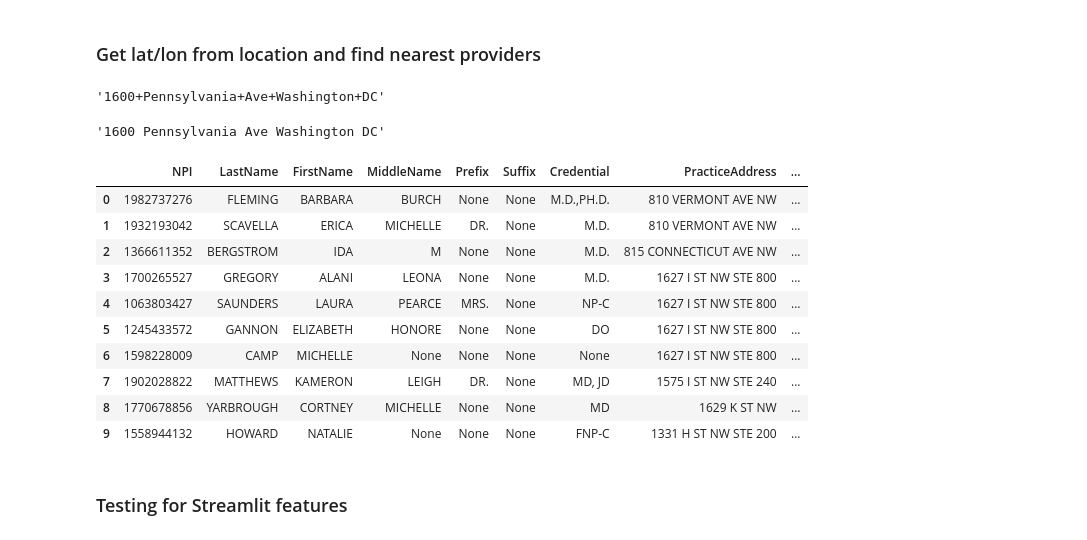
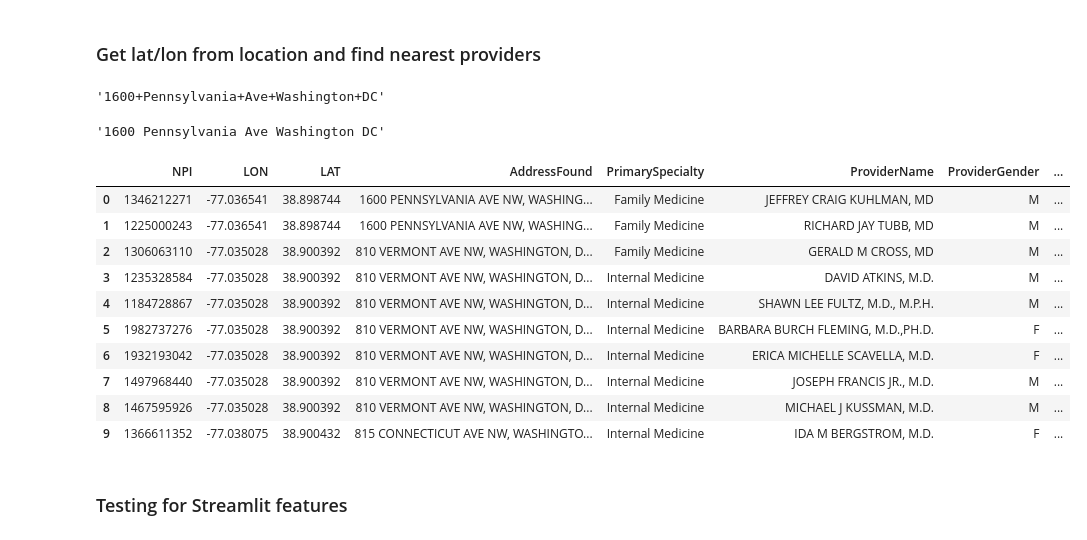
Before and after one commit to erinmcmahon26/Cervical_Cancer_Risk_Assessment, a Jupyter notebook: FindProviderFeature/geospatial_queries.ipynb, the cells around one changed output. Drawn from its saved outputs; the diff is of its cells as text; code cells hidden in the pictures.

```diff
--- a/FindProviderFeature/geospatial_queries.ipynb
+++ b/FindProviderFeature/geospatial_queries.ipynb
@@ -33,23 +33,11 @@ if len(response['result']['addressMatches']) >0:
     lat = response["result"]["addressMatches"][0]["coordinates"]["y"]
     query = f'SELECT *\
         FROM npi_registry \
-        WHERE "ProviderGender"=\'F\'\
         ORDER BY "geom" <-> ST_MakePoint({lon},{lat})::geography\
         limit 10;'
-    pd.read_sql(query,engine)
+    df = pd.read_sql(query,engine)
 else:
     print("Address not found")
 # %% [output]
 '1600+Pennsylvania+Ave+Washington+DC'
 '1600 Pennsylvania Ave Washington DC'
-|  | NPI | LastName | FirstName | MiddleName | Prefix | Suffix | Credential | PracticeAddress | ... |
-| 0 | 1982737276 | FLEMING | BARBARA | BURCH | None | None | M.D.,PH.D. | 810 VERMONT AVE NW | ... |
-| 1 | 1932193042 | SCAVELLA | ERICA | MICHELLE | DR. | None | M.D. | 810 VERMONT AVE NW | ... |
-| 2 | 1366611352 | BERGSTROM | IDA | M | None | None | M.D. | 815 CONNECTICUT AVE NW | ... |
-| 3 | 1700265527 | GREGORY | ALANI | LEONA | None | None | M.D. | 1627 I ST NW STE 800 | ... |
-| 4 | 1063803427 | SAUNDERS | LAURA | PEARCE | MRS. | None | NP-C | 1627 I ST NW STE 800 | ... |
-| 5 | 1245433572 | GANNON | ELIZABETH | HONORE | None | None | DO | 1627 I ST NW STE 800 | ... |
-| 6 | 1598228009 | CAMP | MICHELLE | None | None | None | None | 1627 I ST NW STE 800 | ... |
-| 7 | 1902028822 | MATTHEWS | KAMERON | LEIGH | DR. | None | MD, JD | 1575 I ST NW STE 240 | ... |
-| 8 | 1770678856 | YARBROUGH | CORTNEY | MICHELLE | None | None | MD | 1629 K ST NW | ... |
-| 9 | 1558944132 | HOWARD | NATALIE | None | None | None | FNP-C | 1331 H ST NW STE 200 | ... |
@@ -58,3 +44,17 @@ else:
+# %%
+df
+# %% [output]
+|  | NPI | LON | LAT | AddressFound | PrimarySpecialty | ProviderName | ProviderGender | ... |
+| 0 | 1346212271 | -77.036541 | 38.898744 | 1600 PENNSYLVANIA AVE NW, WASHING... | Family Medicine | JEFFREY CRAIG KUHLMAN, MD | M | ... |
+| 1 | 1225000243 | -77.036541 | 38.898744 | 1600 PENNSYLVANIA AVE NW, WASHING... | Family Medicine | RICHARD JAY TUBB, MD | M | ... |
+| 2 | 1306063110 | -77.035028 | 38.900392 | 810 VERMONT AVE NW, WASHINGTON, D... | Family Medicine | GERALD M CROSS, MD | M | ... |
+| 3 | 1235328584 | -77.035028 | 38.900392 | 810 VERMONT AVE NW, WASHINGTON, D... | Internal Medicine | DAVID ATKINS, M.D. | M | ... |
+| 4 | 1184728867 | -77.035028 | 38.900392 | 810 VERMONT AVE NW, WASHINGTON, D... | Internal Medicine | SHAWN LEE FULTZ, M.D., M.P.H. | M | ... |
+| 5 | 1982737276 | -77.035028 | 38.900392 | 810 VERMONT AVE NW, WASHINGTON, D... | Internal Medicine | BARBARA BURCH FLEMING, M.D.,PH.D. | F | ... |
+| 6 | 1932193042 | -77.035028 | 38.900392 | 810 VERMONT AVE NW, WASHINGTON, D... | Internal Medicine | ERICA MICHELLE SCAVELLA, M.D. | F | ... |
+| 7 | 1497968440 | -77.035028 | 38.900392 | 810 VERMONT AVE NW, WASHINGTON, D... | Internal Medicine | JOSEPH FRANCIS JR., M.D. | M | ... |
+| 8 | 1467595926 | -77.035028 | 38.900392 | 810 VERMONT AVE NW, WASHINGTON, D... | Internal Medicine | MICHAEL J KUSSMAN, M.D. | M | ... |
+| 9 | 1366611352 | -77.038075 | 38.900432 | 815 CONNECTICUT AVE NW, WASHINGTO... | Internal Medicine | IDA M BERGSTROM, M.D. | F | ... |
 # %%
 #Alternate query to filter by gender
 query = f'SELECT *\
```
Also changed, not shown: parts of 4 cells of this notebook, 3 other files.
